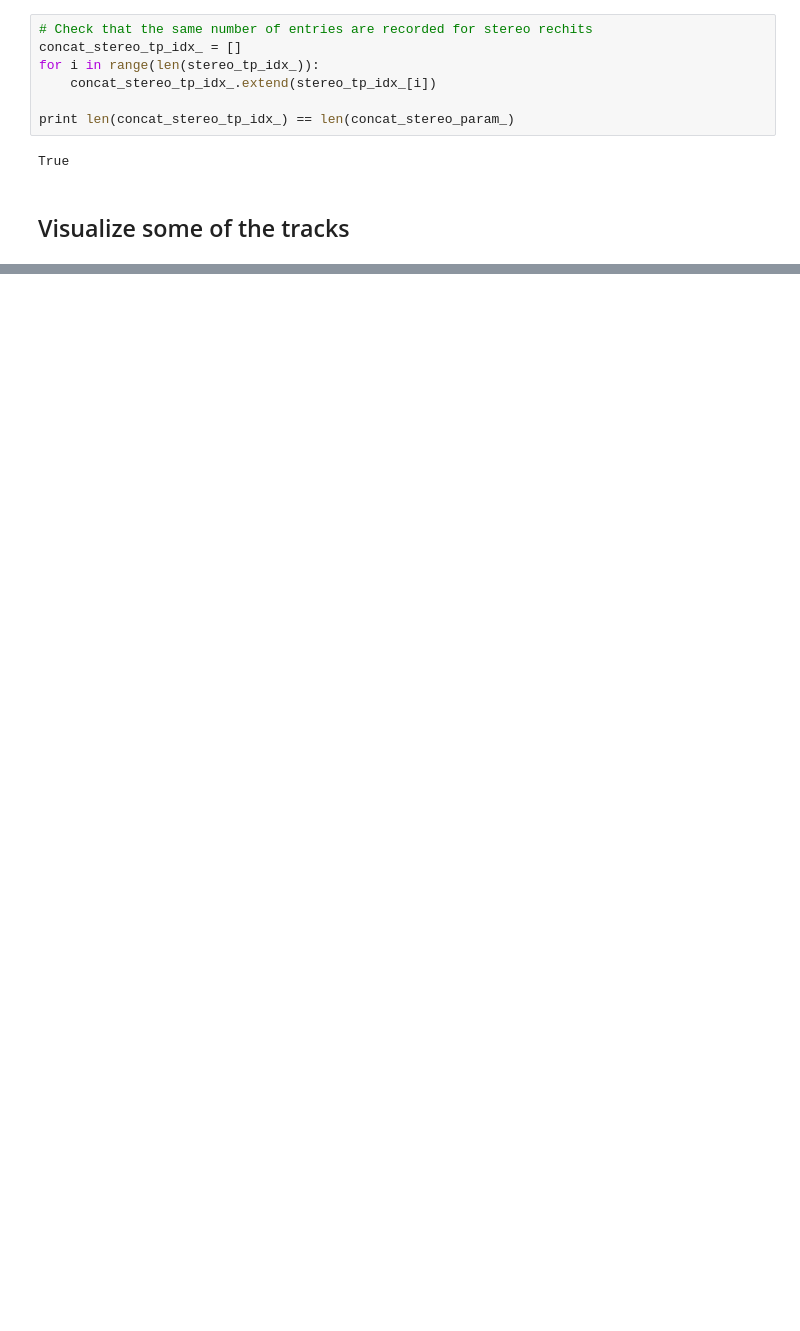
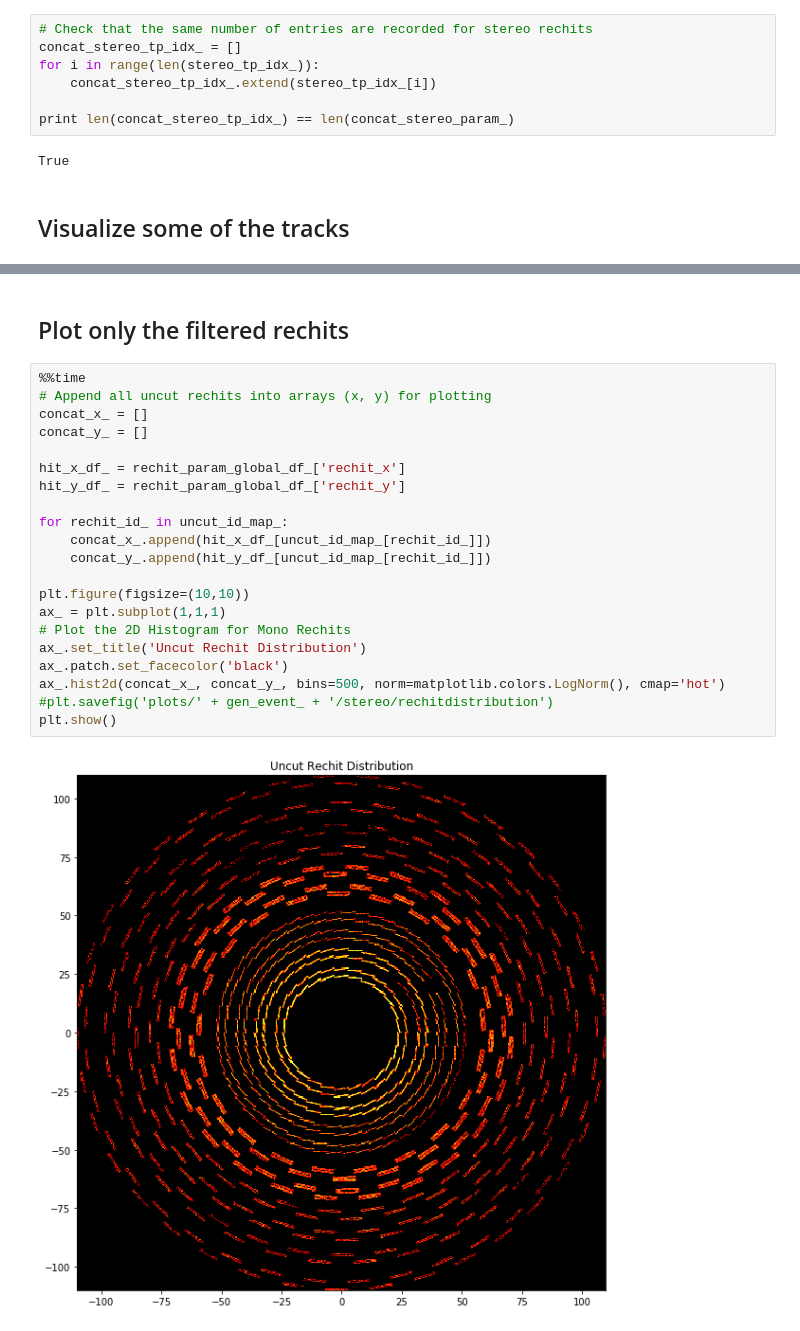
Before and after one commit to SwapneelM/TrackingNtuples, a Jupyter notebook: TrackingNtuples/scripts/Tracking Data Visualizer v2.ipynb, the cells around one changed output, grey strips where cells are left out. Drawn from its saved outputs; the diff is of its cells as text; blank space fills up the shorter version.

```diff
--- a/TrackingNtuples/scripts/Tracking Data Visualizer v2.ipynb
+++ b/TrackingNtuples/scripts/Tracking Data Visualizer v2.ipynb
@@ -1201,0 +1244,25 @@ Skipped all rechits in track 4
+# %% [markdown]
+## Plot only the filtered rechits
+# %%
+%%time
+# Append all uncut rechits into arrays (x, y) for plotting
+concat_x_ = []
+concat_y_ = []
+
+hit_x_df_ = rechit_param_global_df_['rechit_x']
+hit_y_df_ = rechit_param_global_df_['rechit_y']
+
+for rechit_id_ in uncut_id_map_:
+    concat_x_.append(hit_x_df_[uncut_id_map_[rechit_id_]])
+    concat_y_.append(hit_y_df_[uncut_id_map_[rechit_id_]])
+
+plt.figure(figsize=(10,10))
+ax_ = plt.subplot(1,1,1)
+# Plot the 2D Histogram for Mono Rechits
+ax_.set_title('Uncut Rechit Distribution')
+ax_.patch.set_facecolor('black')
+ax_.hist2d(concat_x_, concat_y_, bins=500, norm=matplotlib.colors.LogNorm(), cmap='hot')
+#plt.savefig('plots/' + gen_event_ + '/stereo/rechitdistribution')
+plt.show()
+# %% [output]
+[figure, added]
```
Also changed, not shown: parts of 30 cells of this notebook, 9 other files.
